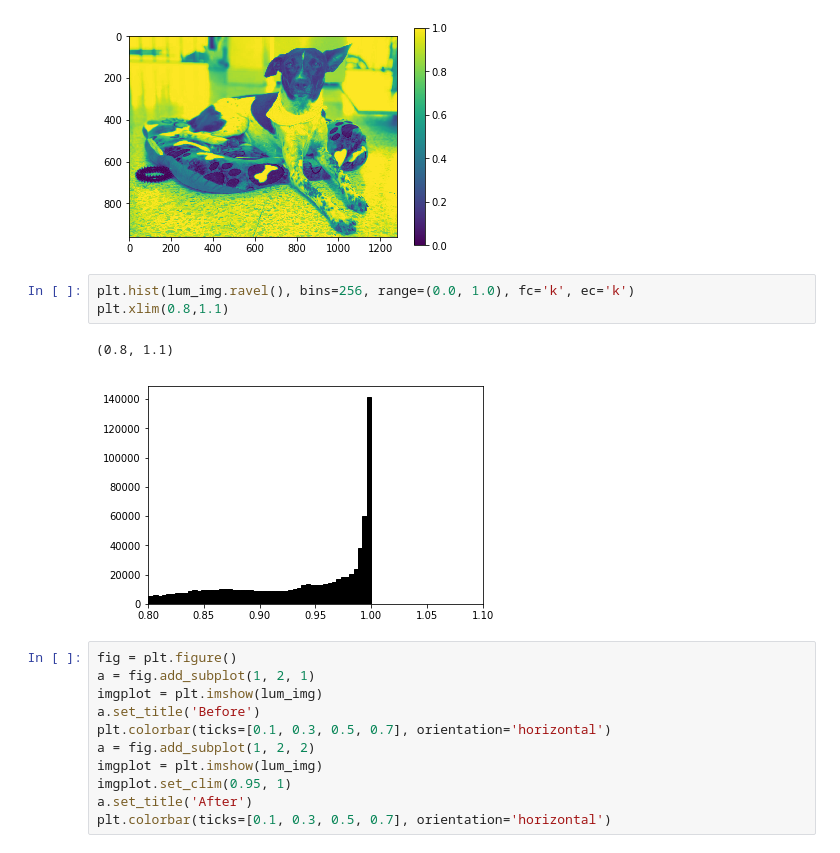
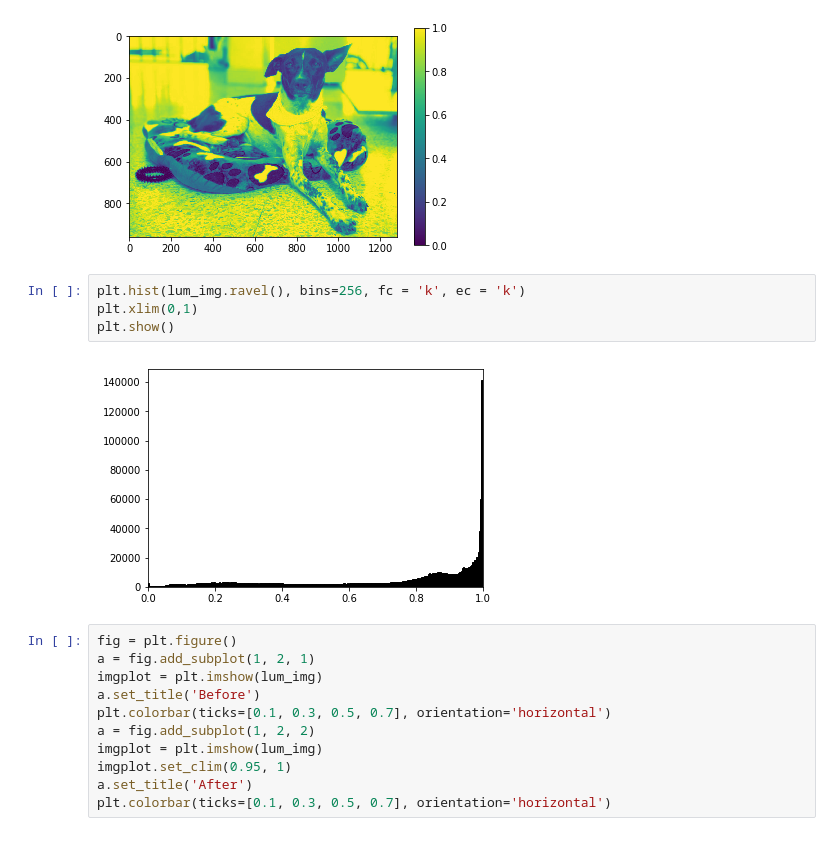
Before and after one commit to nicolasggiraldo/Curso_ML, a Jupyter notebook: Intro_Python/Python_Librerias_1ra_parte.ipynb, the cells around one changed output. Drawn from its saved outputs; the diff is of its cells as text.

```diff
--- a/Intro_Python/Python_Librerias_1ra_parte.ipynb
+++ b/Intro_Python/Python_Librerias_1ra_parte.ipynb
@@ -1020,11 +1159,11 @@ plt.colorbar()
 <matplotlib.colorbar.Colorbar at 0x...>
 [figure]
 # %%
-plt.hist(lum_img.ravel(), bins=256, range=(0.0, 1.0), fc='k', ec='k')
-plt.xlim(0.8,1.1)
+plt.hist(lum_img.ravel(), bins=256, fc = 'k', ec = 'k')
+plt.xlim(0,1)
+plt.show()
 # %% [output]
-(0.8, 1.1)
-[figure, old version]
+[figure, new version]
 # %%
 fig = plt.figure()
 a = fig.add_subplot(1, 2, 1)
```
Also changed, not shown: parts of 148 cells of this notebook, 1 other file.
